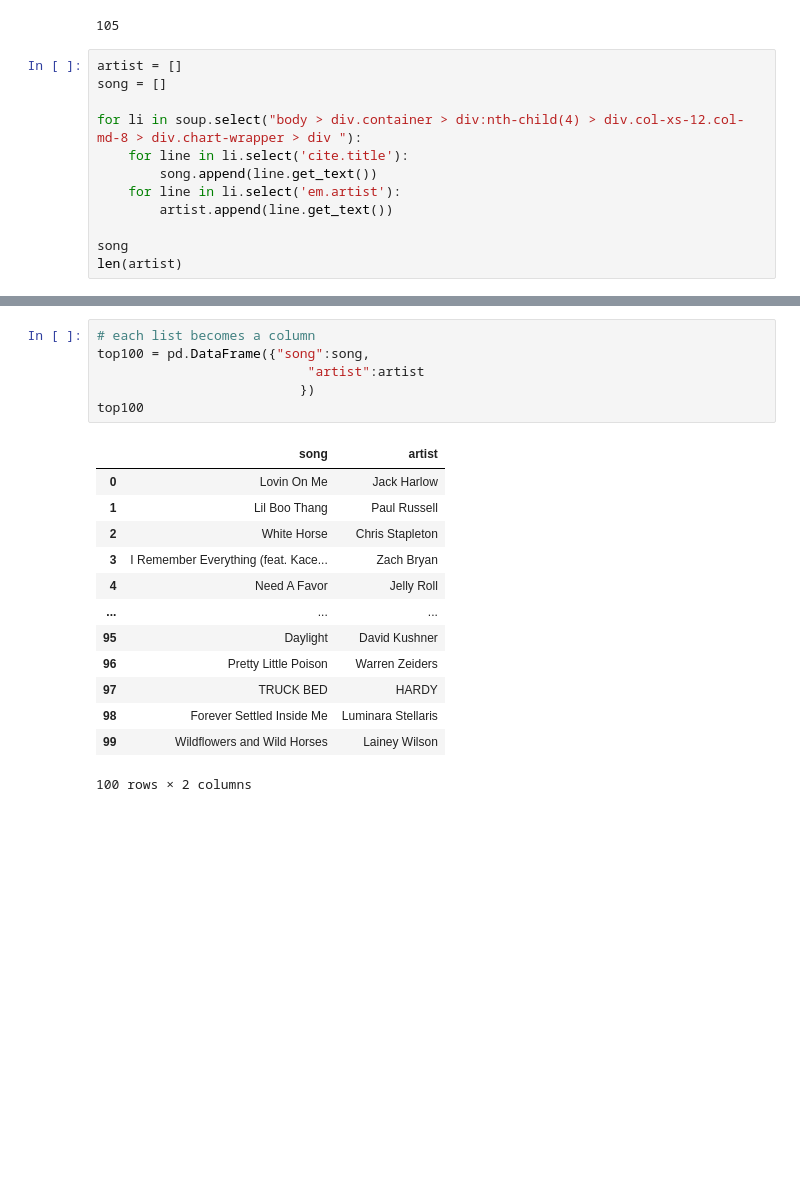
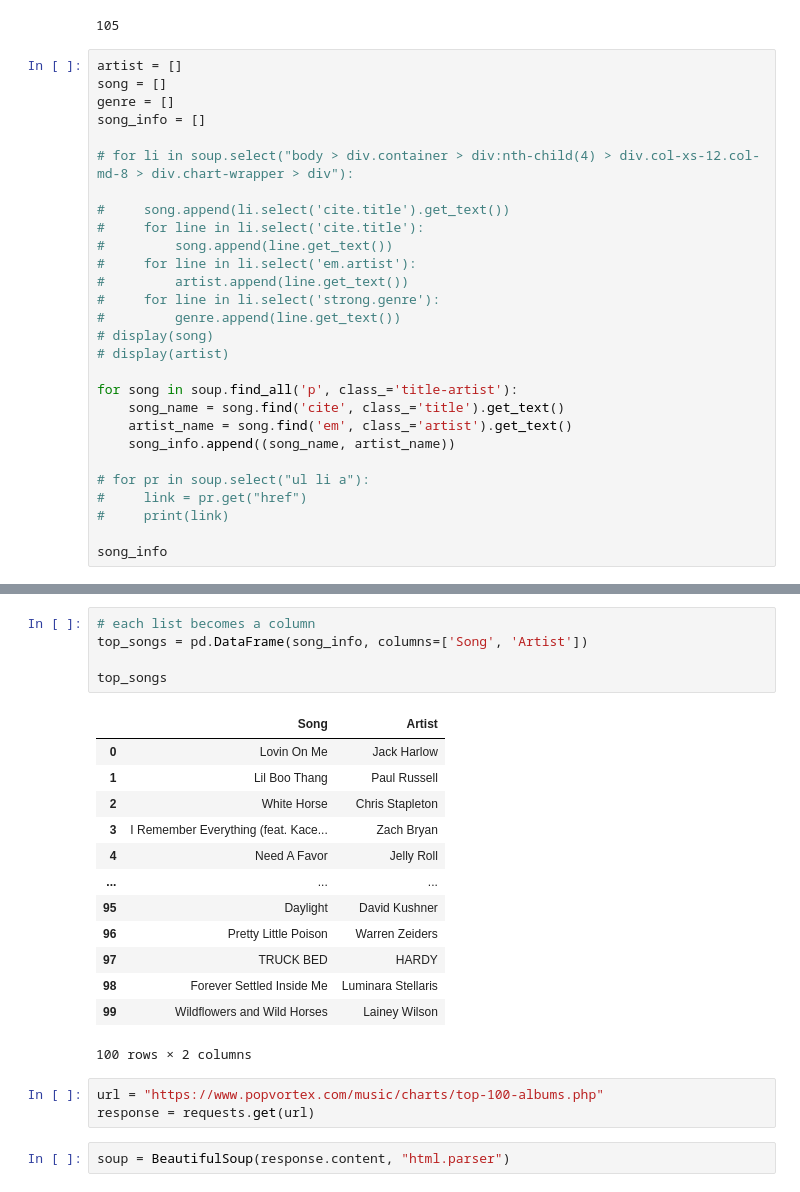
Before and after one commit to svidhy/lab-web-scraping-single-page, a Jupyter notebook: gnod-web-scraping.ipynb, the cells around one changed output, grey strips where cells are left out. Drawn from its saved outputs; the diff is of its cells as text; blank space fills up the shorter version.

```diff
--- a/gnod-web-scraping.ipynb
+++ b/gnod-web-scraping.ipynb
@@ -50,13 +50,29 @@ len(soup.select("body > div.container > div:nth-child(4) > div.col-xs-12.col-md-
 # %%
 artist = []
 song = []
+genre = []
+song_info = []
 
-for li in soup.select("body > div.container > div:nth-child(4) > div.col-xs-12.col-md-8 > div.chart-wrapper > div "):
-    for line in li.select('cite.title'):
-        song.append(line.get_text())
-    for line in li.select('em.artist'):
-        artist.append(line.get_text())
+# for li in soup.select("body > div.container > div:nth-child(4) > div.col-xs-12.col-md-8 > div.chart-wrapper > div"):
 
-song
-len(artist)
+#     song.append(li.select('cite.title').get_text())
+#     for line in li.select('cite.title'):
+#         song.append(line.get_text())
+#     for line in li.select('em.artist'):
+#         artist.append(line.get_text())
+#     for line in li.select('strong.genre'):
+#         genre.append(line.get_text())
+# display(song)
+# display(artist)
+
+for song in soup.find_all('p', class_='title-artist'):
+    song_name = song.find('cite', class_='title').get_text()
+    artist_name = song.find('em', class_='artist').get_text()
+    song_info.append((song_name, artist_name))
+
+# for pr in soup.select("ul li a"):
+#     link = pr.get("href")
+#     print(link)
+
+song_info
 # %% [output]
@@ -64,11 +96,10 @@ len(artist)
 # %%
 # each list becomes a column
-top100 = pd.DataFrame({"song":song,
-                           "artist":artist
-                          })
-top100
+top_songs = pd.DataFrame(song_info, columns=['Song', 'Artist'])
+
+top_songs
 # %% [output]
-|  | song | artist |
+|  | Song | Artist |
 | 0 | Lovin On Me | Jack Harlow |
 | 1 | Lil Boo Thang | Paul Russell |
 | 2 | White Horse | Chris Stapleton |
@@ -81,3 +112,8 @@ top100
 | 98 | Forever Settled Inside Me | Luminara Stellaris |
 | 99 | Wildflowers and Wild Horses | Lainey Wilson |
 100 rows × 2 columns
+# %%
+url = "https://www.popvortex.com/music/charts/top-100-albums.php"
+response = requests.get(url)
+# %%
+soup = BeautifulSoup(response.content, "html.parser")
```
Also changed, not shown: parts of 15 cells of this notebook.
